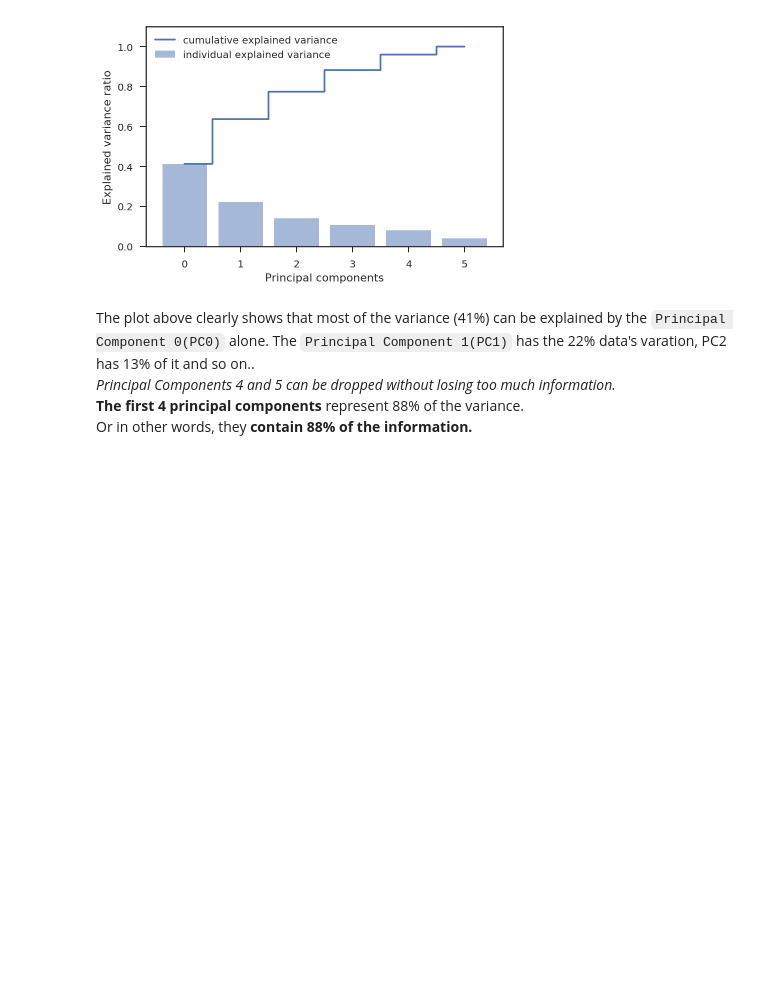
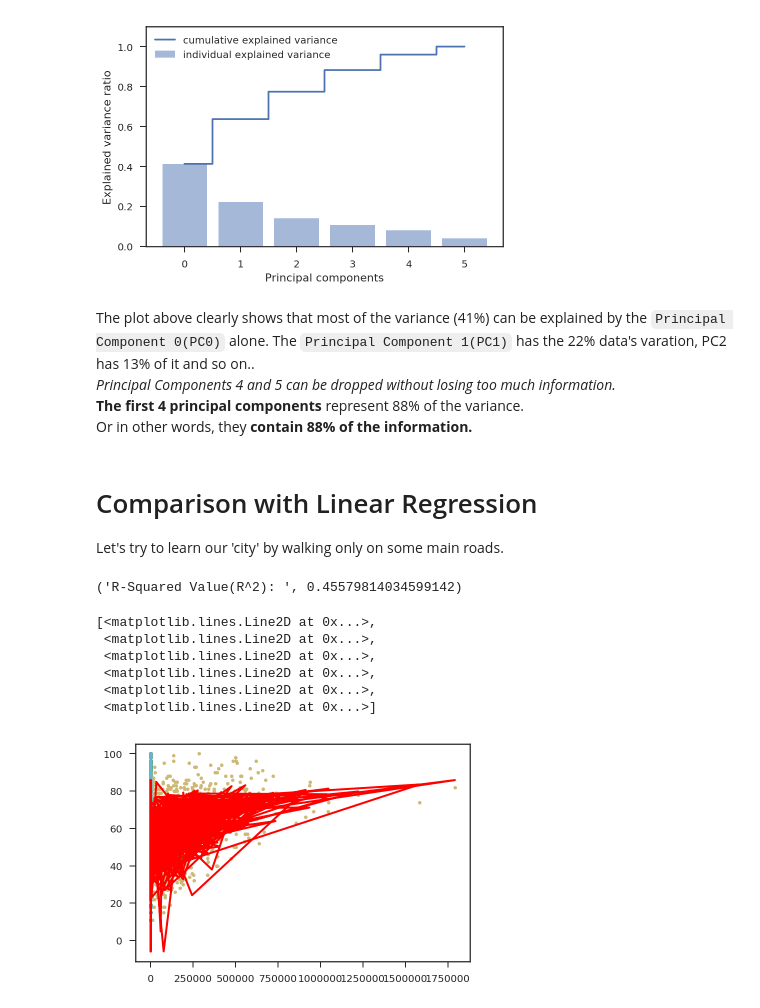
Before and after one commit to eloukas/uth-machine-learning, a Jupyter notebook: quizzes/quiz3/PCApresentation.ipynb, the cells around one changed output. Saved outputs shown, nothing was run; the diff lists cells and outputs as text; code cells hidden in the pictures; blank space fills up the shorter version.

Commit message:
A try to do Multiple Linear Regression

```diff
--- a/quizzes/quiz3/PCApresentation.ipynb
+++ b/quizzes/quiz3/PCApresentation.ipynb
@@ -175,3 +178,44 @@ plt.show()
 # %% [markdown]
 The plot above clearly shows that most of the variance (41%) can be explained by the `Principal Component 0(PC0)` alone.
 The `Principal Component 1(PC1)` has the 22% data's varation, PC2 has 13% of it and so on.. <br /> _Principal Components 4 and 5 can be dropped without losing too much information._<br />  **The first 4 principal components** represent 88% of the variance.<br />  Or in other words, they **contain 88% of the information.**
+# %% [markdown]
+# Comparison with Linear Regression
+Let's try to learn our 'city' by walking only on some main roads.
+# %%
+# Libraries
+from sklearn import linear_model
+
+# Friendly Reminder:
+# X = data[features_numeric] # X = numeric features from dataset
+# y = data[target] # y = Metascore from dataset
+
+y = data[target]
+
+lm = linear_model.LinearRegression()
+model = lm.fit(X,y)
+predictions = lm.predict(X)
+# print(predictions)
+Rsquared = lm.score(X,y)
+print('R-Squared Value(R^2): ', Rsquared)    # 0% indicates that the model explains none of the variability /
+                            # of the response data around its mean.
+                            # 100% indicates that the model explains all the variability  /
+                            # of the response data around its mean.
+
+
+
+
+import matplotlib.pyplot as plt
+# first, plot the observed data
+plt.plot(X, y,'.')
+
+# then, plot the least squares line
+plt.plot(X, predictions, c='red', linewidth=2)
+# %% [output]
+('R-Squared Value(R^2): ', 0.45579814034599142)
+[<matplotlib.lines.Line2D at 0x...>,
+ <matplotlib.lines.Line2D at 0x...>,
+ <matplotlib.lines.Line2D at 0x...>,
+ <matplotlib.lines.Line2D at 0x...>,
+ <matplotlib.lines.Line2D at 0x...>,
+ <matplotlib.lines.Line2D at 0x...>]
+[figure, added]
```
Also changed, not shown: parts of 1 cell of this notebook.
